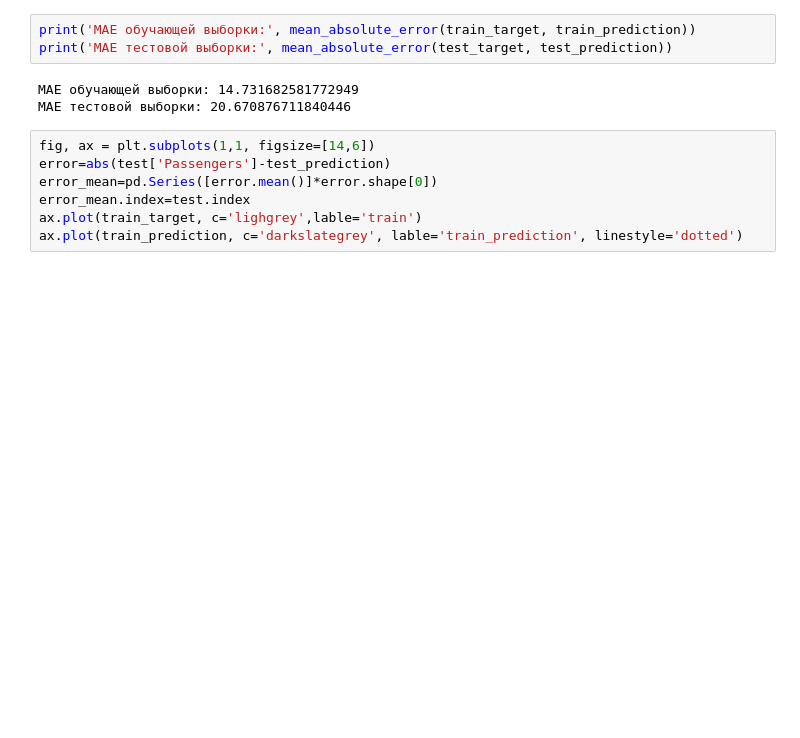
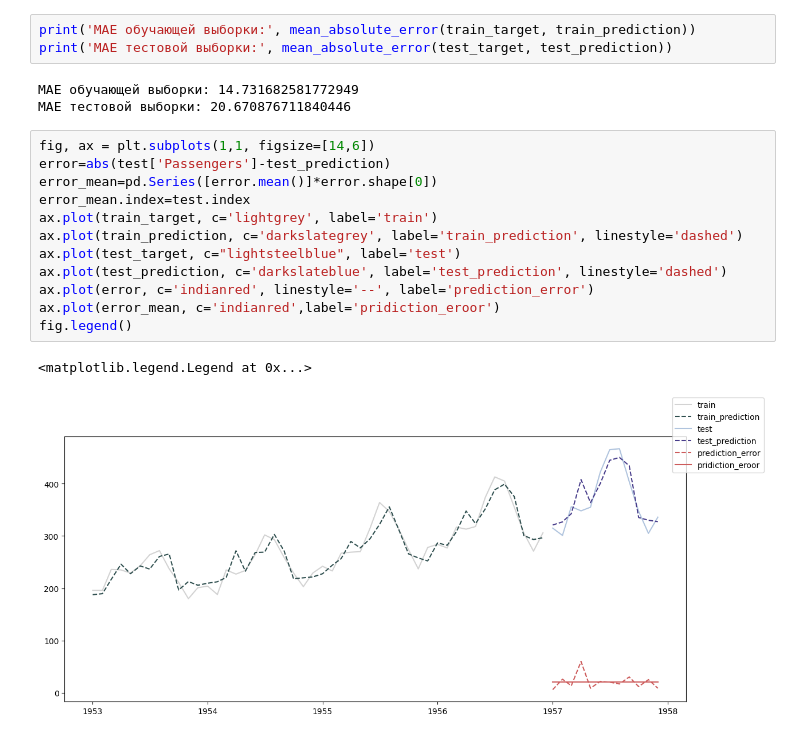
Before and after one commit to korsh624/DS, a Jupyter notebook: 2.7/task.ipynb, the cells around one changed output. Cells and saved outputs as stored; diff of their text form; blank space fills up the shorter version.

```diff
--- a/2.7/task.ipynb
+++ b/2.7/task.ipynb
@@ -172,7 +174,15 @@ MAE тестовой выборки: 20.670876711840446
 # %%
 fig, ax = plt.subplots(1,1, figsize=[14,6])
 error=abs(test['Passengers']-test_prediction)
 error_mean=pd.Series([error.mean()]*error.shape[0])
 error_mean.index=test.index
-ax.plot(train_target, c='lighgrey',lable='train')
-ax.plot(train_prediction, c='darkslategrey', lable='train_prediction', linestyle='dotted')
+ax.plot(train_target, c='lightgrey', label='train')
+ax.plot(train_prediction, c='darkslategrey', label='train_prediction', linestyle='dashed')
+ax.plot(test_target, c="lightsteelblue", label='test')
+ax.plot(test_prediction, c='darkslateblue', label='test_prediction', linestyle='dashed')
+ax.plot(error, c='indianred', linestyle='--', label='prediction_error')
+ax.plot(error_mean, c='indianred',label='pridiction_eroor')
+fig.legend()
+# %% [output]
+<matplotlib.legend.Legend at 0x...>
+[figure, added]
```
Also changed, not shown: parts of 5 cells of this notebook.
